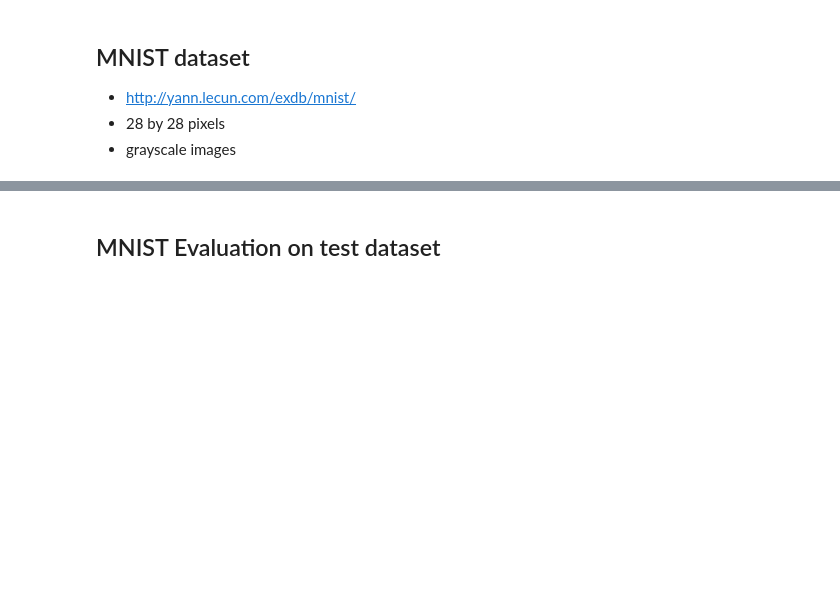
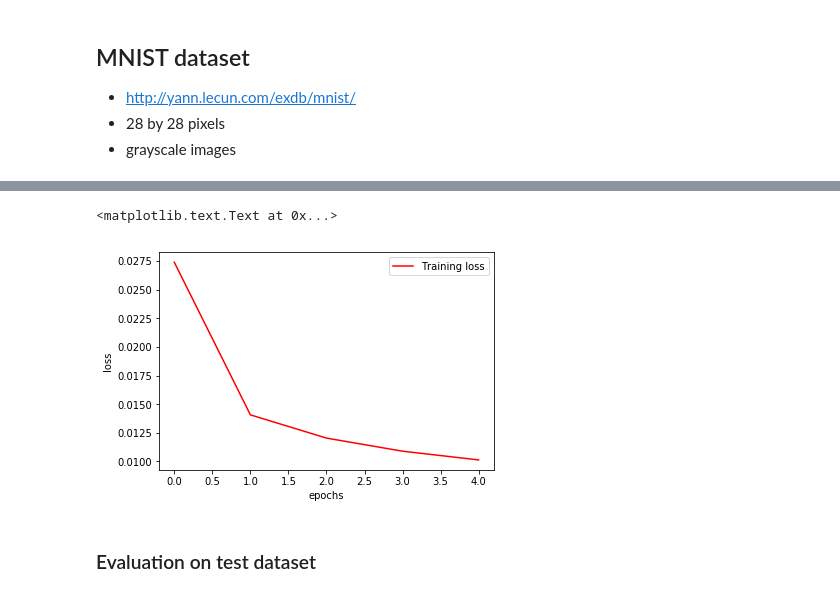
Before and after one commit to martinkersner/ann-meetup, a Jupyter notebook: ann.ipynb, the cells around one changed output, grey strips where cells are left out. Drawn from its saved outputs; the diff is of its cells as text; code cells hidden in the pictures; blank space fills up the shorter version.

```diff
--- a/ann.ipynb
+++ b/ann.ipynb
@@ -267,7 +324,7 @@ def update_mini_batch(biases, weights, mini_batch, eta):
 ## Training
 * **Epoch** full pass through the training set. ([reference](http://ufldl.stanford.edu/tutorial/supervised/OptimizationStochasticGradientDescent/))
 # %%
-def SGD(biases, weights, training_data, epochs, mini_batch_size, eta, test_data=None):
+def SGD(biases, weights, training_data, epochs, mini_batch_size, eta, test_data=None, seed=None):
     def evaluate(biases, weights, data, training_data_evalution=False):
         if training_data_evalution:
             test_results = [(feedforward(biases, weights, x), np.argmax(y)) for (x, y) in data]
@@ -282,14 +339,23 @@ def SGD(biases, weights, training_data, epochs, mini_batch_size, eta, test_data=
     n = len(training_data)
     test_acc_lst = []
     train_acc_lst = []
+    loss_lst = []
+
+    if not seed:
+        np.random.seed(seed)
 
     for j in xrange(epochs):
         random.shuffle(training_data)
 
         mini_batches = [training_data[k:k+mini_batch_size] for k in xrange(0, n, mini_batch_size)]
+        loss = 0
 
         for mini_batch in mini_batches:
-            biases, weights = update_mini_batch(biases, weights, mini_batch, eta)
+            biases, weights, loss_tmp = update_mini_batch(biases, weights, mini_batch, eta)
+            loss += loss_tmp
+
+        loss /= len(mini_batches)
+        loss_lst.append(loss)
 
         if test_data:
             test_acc = evaluate(biases, weights, test_data)
@@ -298,11 +364,11 @@ def SGD(biases, weights, training_data, epochs, mini_batch_size, eta, test_data=
             train_acc = evaluate(biases, weights, training_data, training_data_evalution=True)
             train_acc_lst.append(train_acc/n)
 
-            print("Epoch {0}: {1} / {2}".format(j, test_acc, n_test))
+            print("Epoch {0}, acc: {1}, loss: {2}".format(j, test_acc/n_test, loss))
         else:
-            print("Epoch {0} complete".format(j))
+            print("Epoch {0} complete, loss: {3}".format(j, loss))
 
-    return biases, weights, train_acc_lst, test_acc_lst
+    return biases, weights, train_acc_lst, test_acc_lst, loss_lst
 # %% [markdown]
 ## MNIST dataset
 * http://yann.lecun.com/exdb/mnist/
@@ -362,7 +448,7 @@ display_random_one_hot_encoding(training_data)
 # and the output layer has 10 neurons (one-hot encoding for 10 different values).
 layers = [784, 30, 10]
 
-seed = 5 # to get always the same results
+seed = 6 # seed number to get always the same weights and biases
 
 # randomly initialize weights and biases
 biases = init_biases(layers, seed=seed)
@@ -370,9 +456,15 @@ weights = init_weights(layers, seed=seed)
 
 # Training hyperparameters
 epochs=5
-mini_batch_size=10
+batch_size=10
 eta=3.0
 
 # Train
-biases_final, weights_final, train_acc, test_acc = SGD(biases, weights, training_data, epochs, mini_batch_size, eta, test_data=validation_data)
-# biases_final, weights_final, _, _test_acc = SGD(biases, weights, training_data, epochs, mini_batch_size, eta)
+biases_final, weights_final, train_acc, test_acc, loss = SGD(biases, weights, training_data, \
+                                                             epochs, batch_size, eta, \
+                                                             test_data=validation_data, seed=seed)
+
+# Do not evaluate model after each epoch
+# biases_final, weights_final, _, _, loss = SGD(biases, weights, training_data, \
+#                                               epochs, mini_batch_size, eta, \
+#                                               seed=seed)
@@ -386,5 +487,14 @@ plt.xlabel("epochs")
+# %%
+# Plot training loss
+plt.plot(range(len(loss)), loss, c="r", label='Training loss')
+plt.legend()
+plt.ylabel("loss")
+plt.xlabel("epochs")
+# %% [output]
+<matplotlib.text.Text at 0x...>
+[figure, added]
 # %% [markdown]
-## MNIST Evaluation on test dataset
+### Evaluation on test dataset
 # %%
 from sklearn.metrics import confusion_matrix
 from sklearn.metrics import classification_report
```
Also changed, not shown: parts of 26 cells of this notebook, 2 other files.
